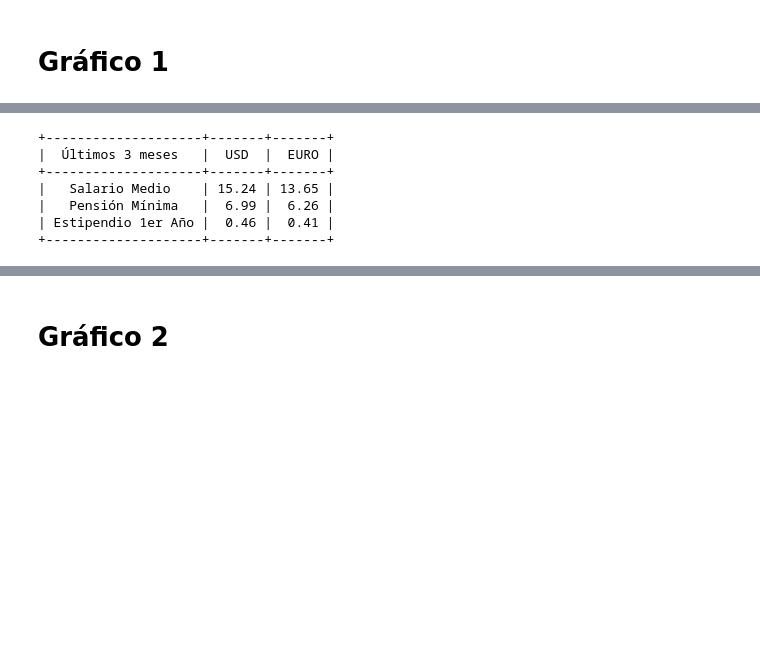
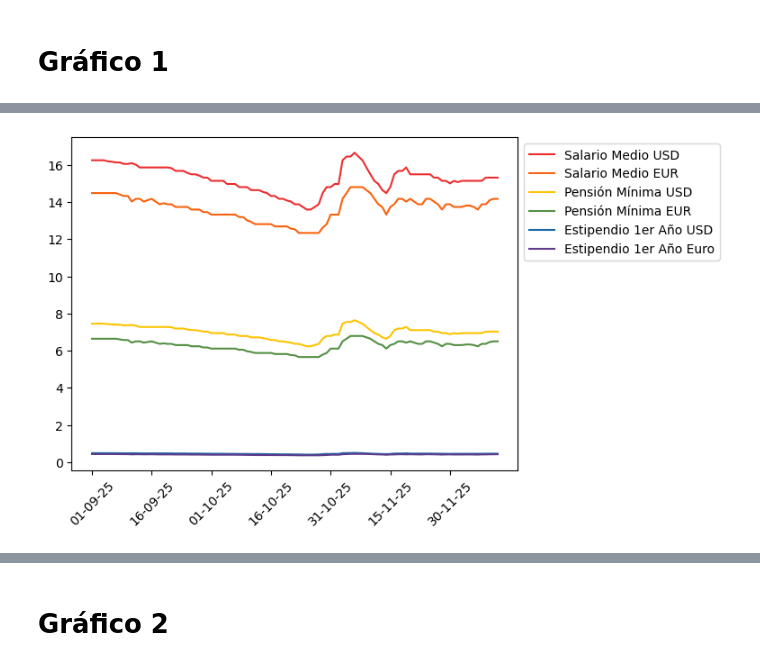
Before and after one commit to FabianCabreraD/Proyecto-ICD, a Jupyter notebook: main.ipynb, the cells around one changed output, grey strips where cells are left out. Cells and saved outputs as stored; diff of their text form; code cells hidden in the pictures; blank space fills up the shorter version.

```diff
--- a/main.ipynb
+++ b/main.ipynb
@@ -11,12 +13,6 @@ icd.full_currency_graph()
 # %% [markdown]
 ![](img/data2.png)
 # %%
-icd.means_table()
+icd.salary_graph()
 # %% [output]
-+--------------------+-------+-------+
-|  Últimos 3 meses   |  USD  |  EURO |
-+--------------------+-------+-------+
-|   Salario Medio    | 15.24 | 13.65 |
-|   Pensión Mínima   |  6.99 |  6.26 |
-| Estipendio 1er Año |  0.46 |  0.41 |
-+--------------------+-------+-------+
+[figure, added]
```
Also changed, not shown: parts of 11 cells of this notebook, 1 other file.
